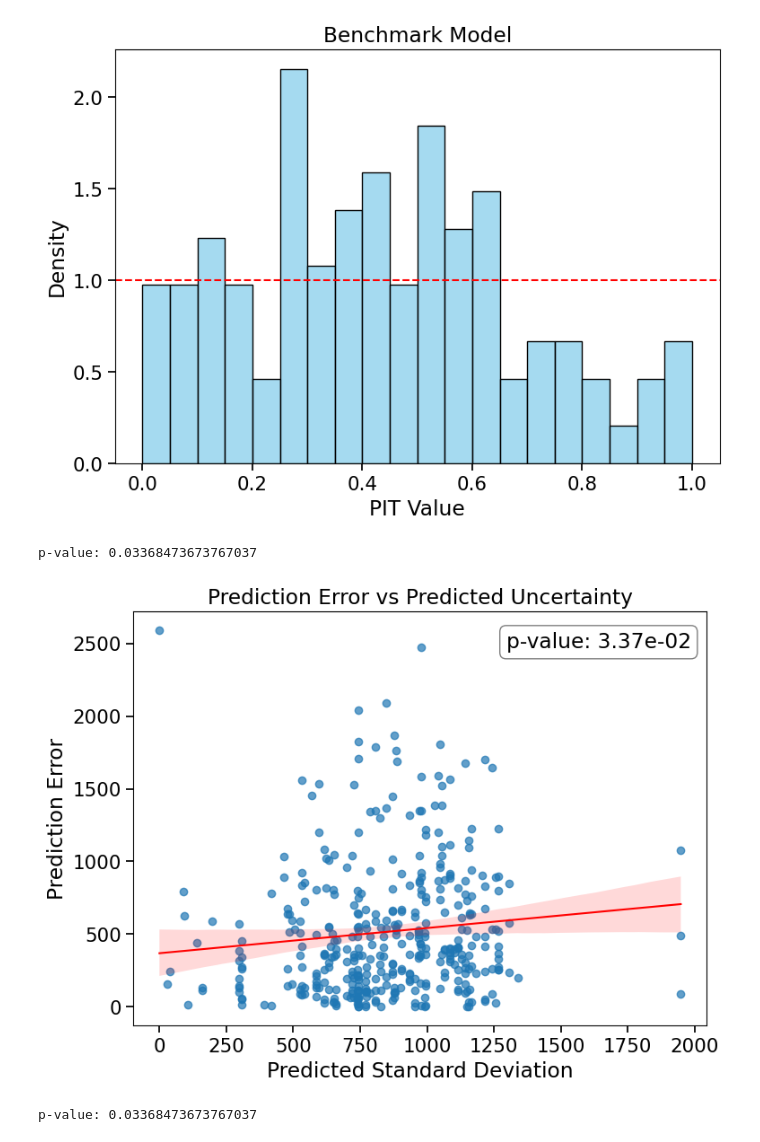
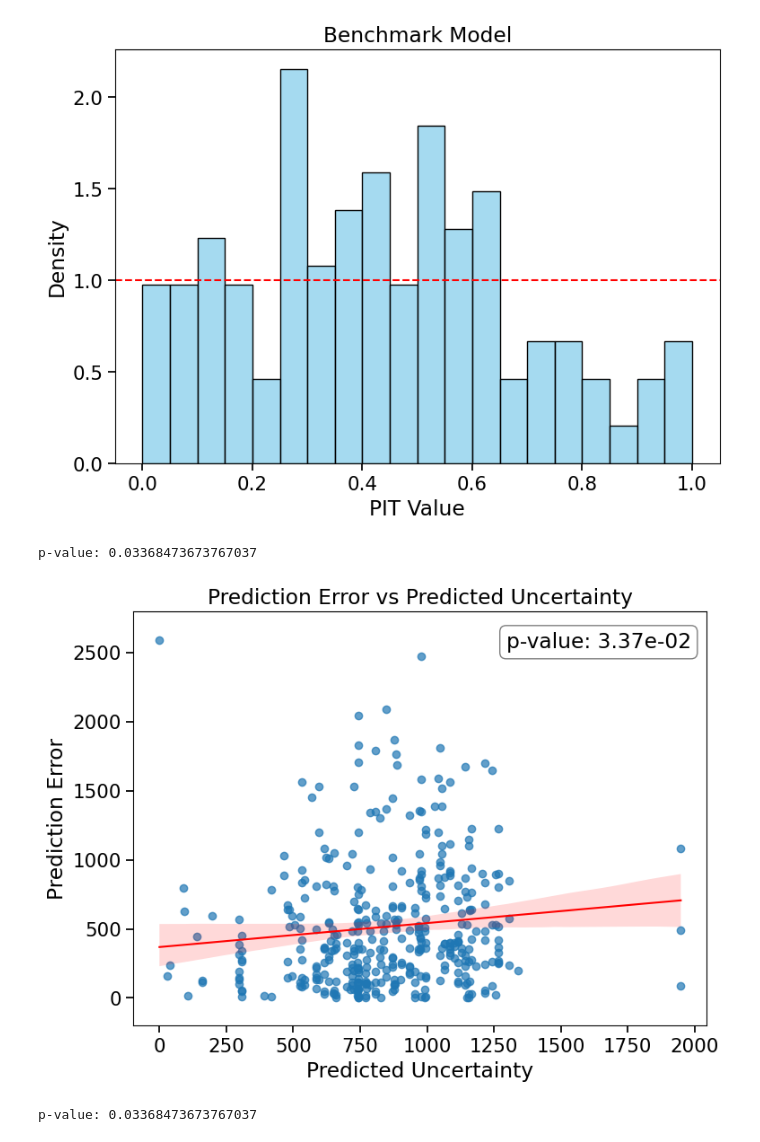
Before and after one commit to AnnaStiegler/Probabilistic-Forecasting-of-Bicycle-Counts-in-Karlsruhe-with-Neural-Networks, a Jupyter notebook: Code/(04) Benchmarking.ipynb, the cells around one changed output. Cells and saved outputs as stored; diff of their text form; code cells hidden in the pictures.

```diff
--- a/Code/(04) Benchmarking.ipynb
+++ b/Code/(04) Benchmarking.ipynb
@@ -997,29 +997,30 @@ plt.show()
 # %%
 errors = np.abs(all_residuals)
 
 plt.figure(figsize=(8, 6))
 # Scatter plot
 plt.scatter(all_std, errors, alpha=0.7)
-plt.xlabel("Predicted Standard Deviation")
+plt.xlabel("Predicted Uncertainty")
 plt.ylabel("Prediction Error")
 plt.title("Prediction Error vs Predicted Uncertainty")
 
 sns.regplot( x=all_std, y=errors, scatter=False, color='red')
 
 # Calculate the p-value for the regression
 slope, intercept, r_value, p_value, std_err = stats.linregress(all_std, errors)
 print(f'p-value: {p_value}')
+plt.ylim(-200, 2800)
 # Add the p-value to the plot
 plt.text(0.65, 0.95, f'p-value: {p_value:.2e}', transform=plt.gca().transAxes, verticalalignment='top', bbox=dict(boxstyle='round', facecolor='white', alpha=0.5))
 
 
 plt.tight_layout()
 plt.gcf().savefig(base_path_plots / "uncertainty_error_scatter.png")
 # Show plot
 plt.show()
 # %% [output]
 p-value: 0.03368473673767037
-[figure, old version]
+[figure, new version]
 # %%
 errors = np.abs(all_residuals)
 
```
Also changed, not shown: parts of 1 cell of this notebook, 36 other files.
